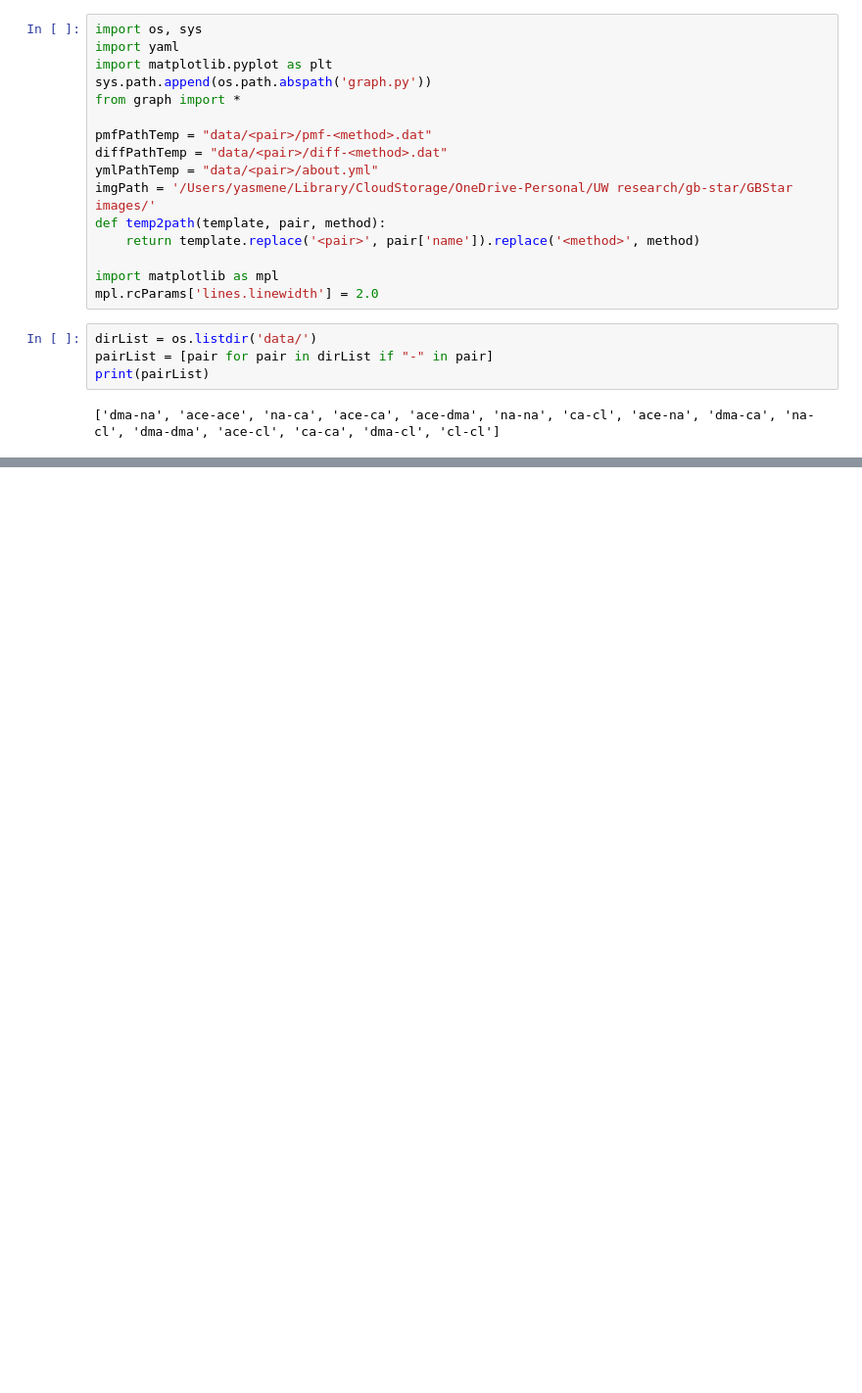
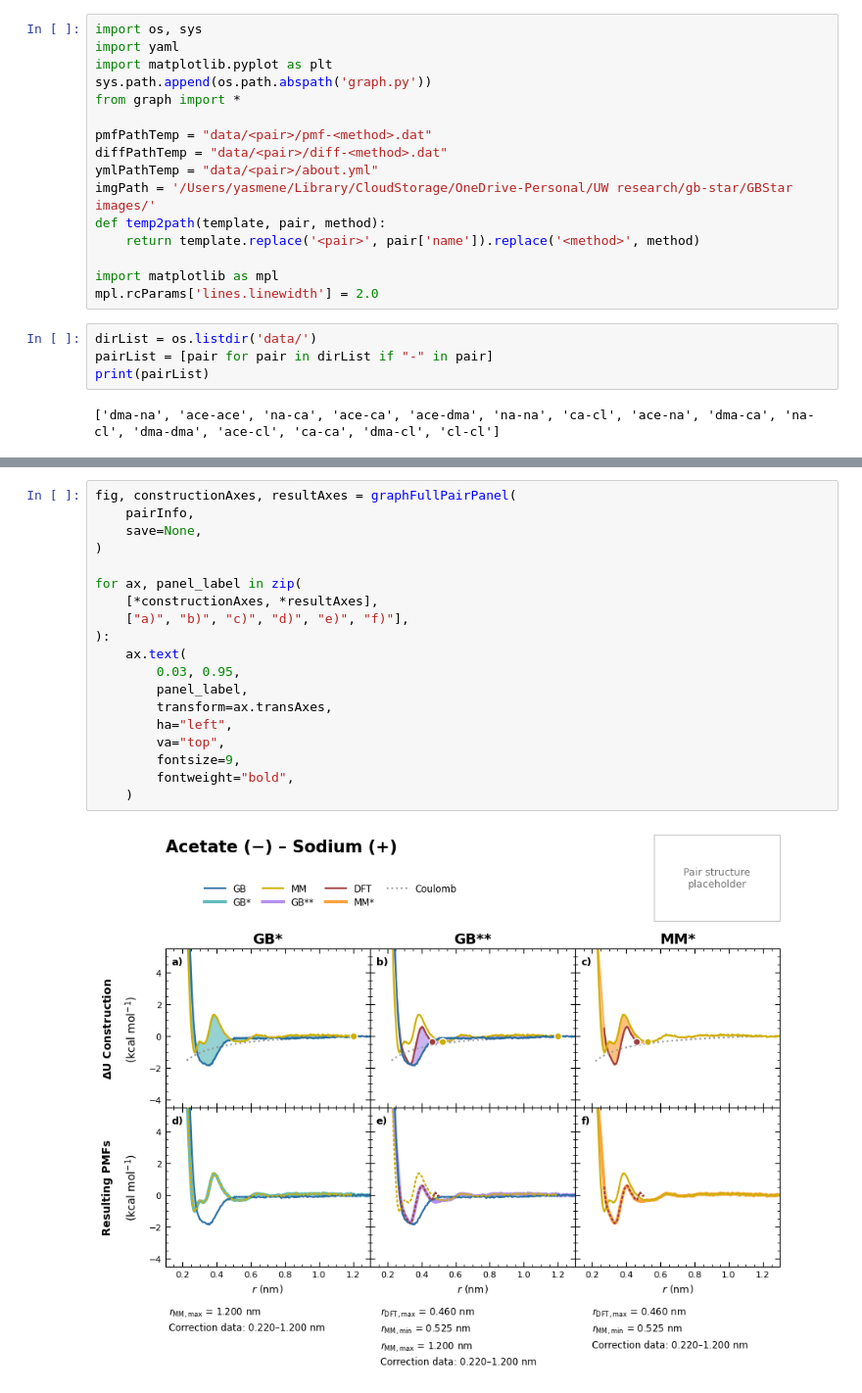
Before and after one commit to ywelhady/gbx-graphs-git, a Jupyter notebook: graph.ipynb, the cells around one changed output, grey strips where cells are left out. Shown at 98% size. Drawn from its saved outputs; the diff is of its cells as text; blank space fills up the shorter version.

Commit message:
PMF panels

```diff
--- a/graph.ipynb
+++ b/graph.ipynb
@@ -118,0 +111,21 @@ fig, constructionAxes, resultAxes = graphFullPairPanel(
+# %%
+fig, constructionAxes, resultAxes = graphFullPairPanel(
+    pairInfo,
+    save=None,
+)
+
+for ax, panel_label in zip(
+    [*constructionAxes, *resultAxes],
+    ["a)", "b)", "c)", "d)", "e)", "f)"],
+):
+    ax.text(
+        0.03, 0.95,
+        panel_label,
+        transform=ax.transAxes,
+        ha="left",
+        va="top",
+        fontsize=9,
+        fontweight="bold",
+    )
+# %% [output]
+[figure, added]
```
Also changed, not shown: parts of 6 cells of this notebook, 33 other files.
